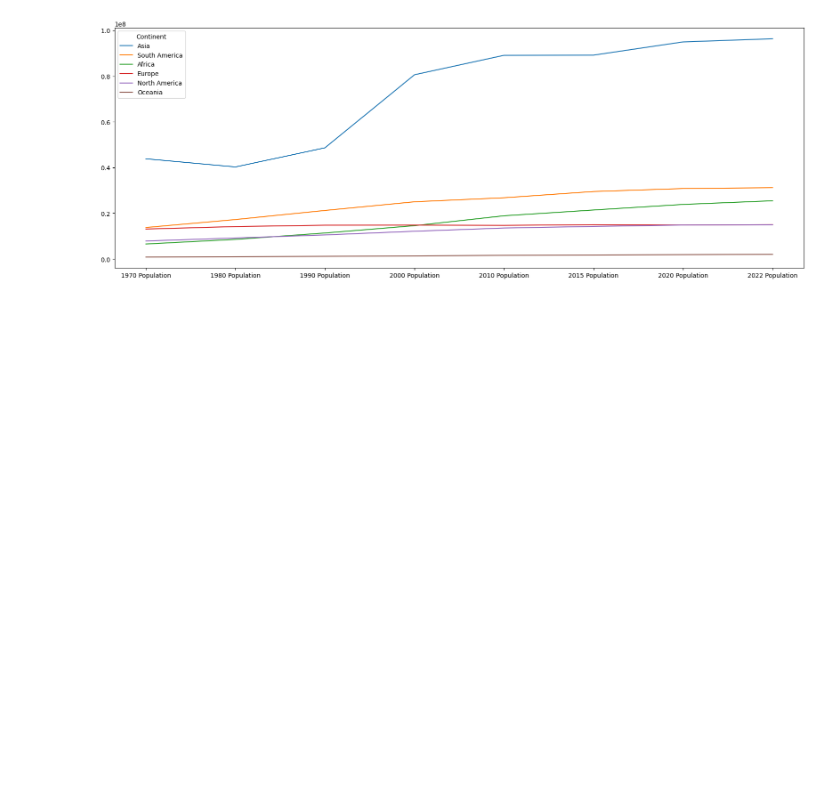
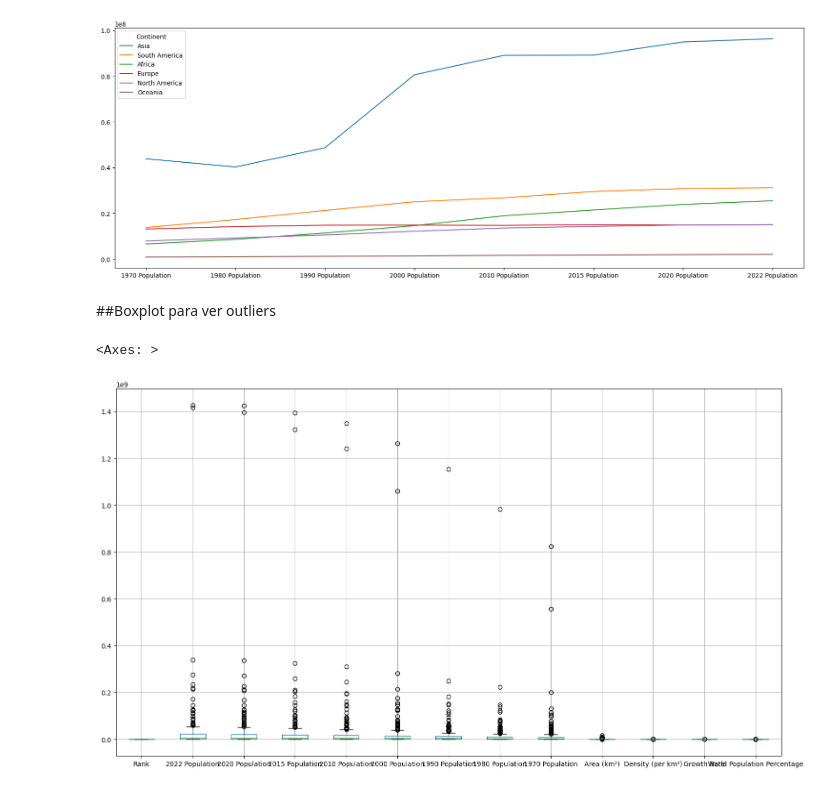
Before and after one commit to erickgnfi-dotcom/Analisis-Exploratorio-de-Datos-con-Pandas, a Jupyter notebook: Analisis_Exploratorio_de_Datos_con_Pandas.ipynb, the cells around one changed output. Drawn from its saved outputs; the diff is of its cells as text; code cells hidden in the pictures; blank space fills up the shorter version.

Commit message:
Boxplot para visualizar Outliers

```diff
--- a/Analisis_Exploratorio_de_Datos_con_Pandas.ipynb
+++ b/Analisis_Exploratorio_de_Datos_con_Pandas.ipynb
@@ -199,3 +199,10 @@ df3.plot()
 # %% [output]
 <Axes: >
 [figure]
+# %% [markdown]
+##Boxplot para ver outliers
+# %%
+df.boxplot(figsize = (18,10))
+# %% [output]
+<Axes: >
+[figure, added]
```
